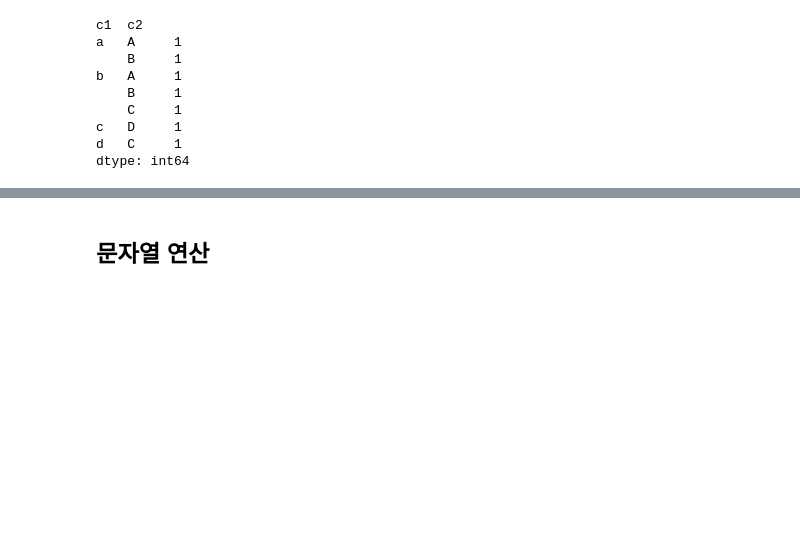
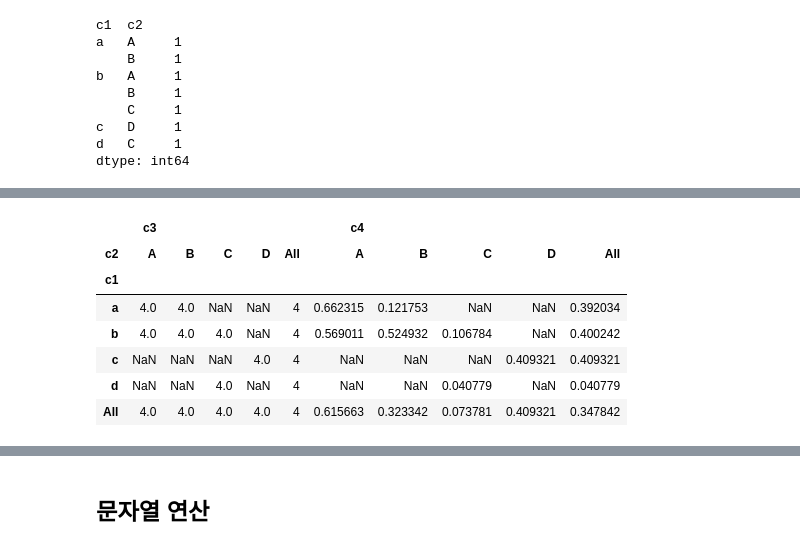
Before and after one commit to mkbahk/PandasLearning, a Jupyter notebook: _Pandas_한번에_제대로_배우기.ipynb, the cells around one changed output, grey strips where cells are left out. Cells and saved outputs as stored; diff of their text form; code cells hidden in the pictures; blank space fills up the shorter version.

```diff
--- a/_Pandas_한번에_제대로_배우기.ipynb
+++ b/_Pandas_한번에_제대로_배우기.ipynb
@@ -2764,0 +2884,14 @@ df.groupby(['c1', 'c2'])[['c4']].mean() #c1, c2를 기준으로하고, c4에 대
+# %%
+df.pivot_table(['c3', 'c4'],
+               index=['c1'],
+               columns=['c2'],
+               margins=True) #끝에 부분합 총계인 "All"이 추가됨
+# %% [output]
+|  | c3 |  |  |  |  | c4 |  |  |  |  |
+| c2 | A | B | C | D | All | A | B | C | D | All |
+| c1 |  |  |  |  |  |  |  |  |  |  |
+| a | 4.0 | 4.0 | NaN | NaN | 4 | 0.662315 | 0.121753 | NaN | NaN | 0.392034 |
+| b | 4.0 | 4.0 | 4.0 | NaN | 4 | 0.569011 | 0.524932 | 0.106784 | NaN | 0.400242 |
+| c | NaN | NaN | NaN | 4.0 | 4 | NaN | NaN | NaN | 0.409321 | 0.409321 |
+| d | NaN | NaN | 4.0 | NaN | 4 | NaN | NaN | 0.040779 | NaN | 0.040779 |
+| All | 4.0 | 4.0 | 4.0 | 4.0 | 4 | 0.615663 | 0.323342 | 0.073781 | 0.409321 | 0.347842 |
```
Also changed, not shown: parts of 56 cells of this notebook.
